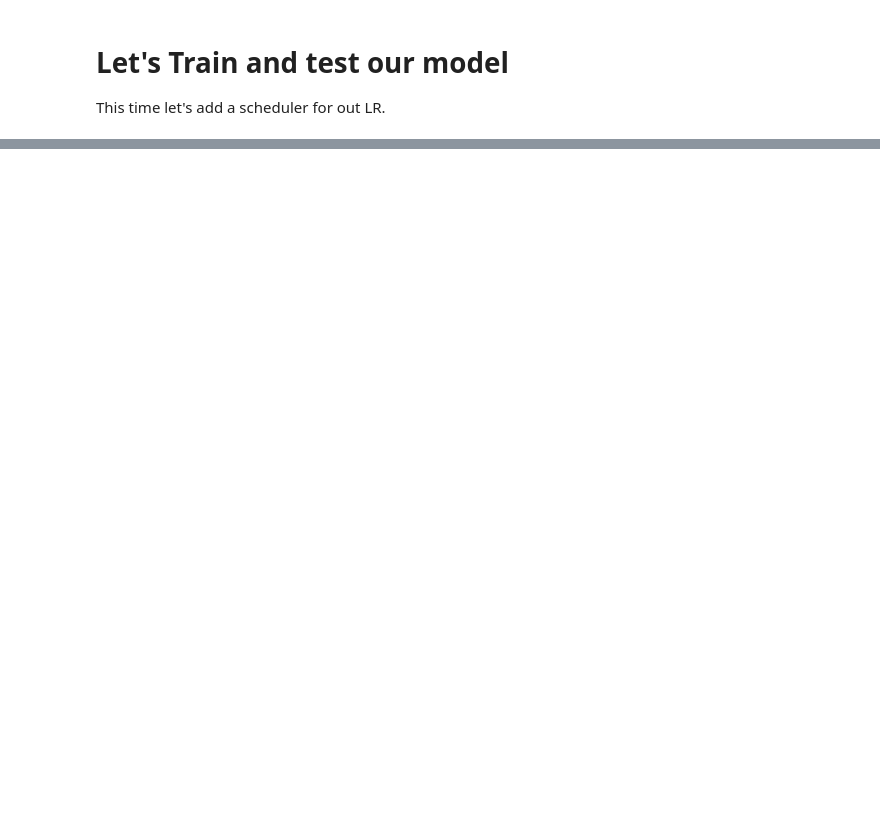
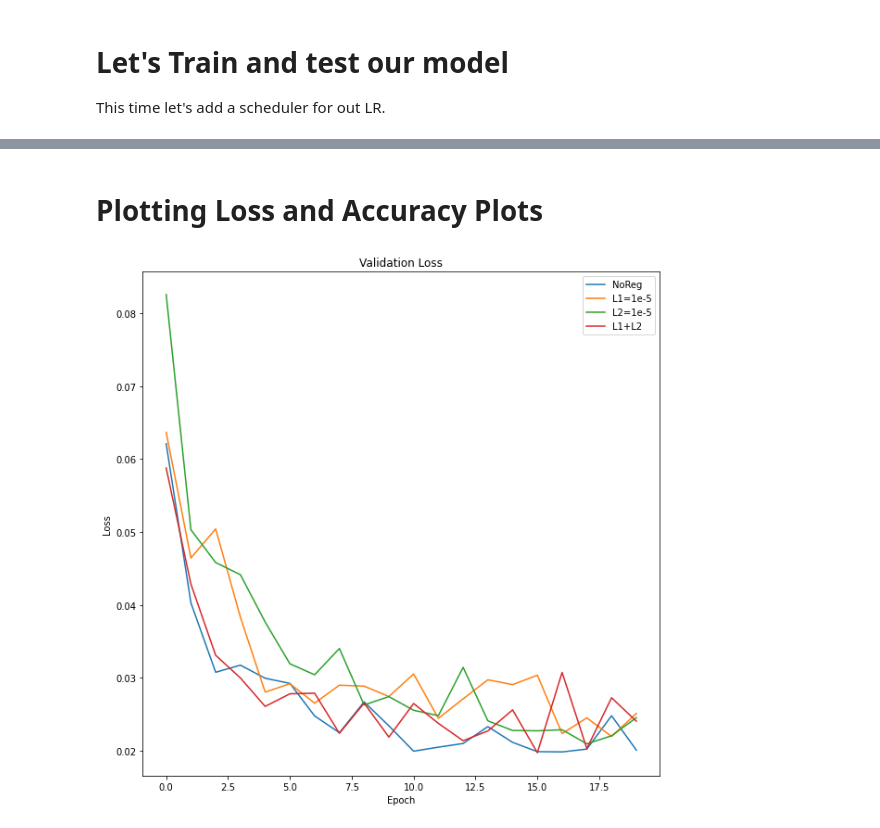
Before and after one commit to ckgpeace/EVA5B2, a Jupyter notebook: S6/Session6_1.ipynb, the cells around one changed output, grey strips where cells are left out. Drawn from its saved outputs; the diff is of its cells as text; code cells hidden in the pictures; blank space fills up the shorter version.

```diff
--- a/S6/Session6_1.ipynb
+++ b/S6/Session6_1.ipynb
@@ -150,7 +197,8 @@ class Net(nn.Module):
 
         # OUTPUT BLOCK
         self.gap = nn.Sequential(
-            nn.AvgPool2d(kernel_size=4)
+            # nn.AvgPool2d(kernel_size=4)
+            nn.AdaptiveAvgPool2d(output_size=1)
         ) # output_size = 1
 
         self.convblock10 = nn.Sequential(
@@ -353,0 +451,24 @@ Text(0.5, 1.0, 'Test Accuracy')
+# %%
+def plot_misclassified_images(img_data, img_name):
+  figure = plt.figure(figsize=(10, 10))
+  num_of_images = len(img_data)
+  for index in range(1, num_of_images + 1):
+      plt.subplot(5, 5, index)
+      plt.axis('off')
+      plt.imshow(img_data[index-1]["img"], cmap='gray_r')
+      plt.title("Predicted: %s\nActual: %s" % (img_data[index-1]["pred"], img_data[index-1]["target"]))
+
+  plt.tight_layout()
+  figure.suptitle(img_name, size = 20)
+  figure.subplots_adjust(top=0.88)
+  plt.savefig(img_name)
+# %%
+# test_losses
+# test_acc
+# misclassified_imgs
+# ['NoReg', 'L1', 'L2', 'L1+L2']
+
+for i,j in zip(range(4),['NoReg', 'L1', 'L2', 'L1+L2']):
+    # print(f'"{i}" misclassified images')
+    img_name = "misclassified_imgs_" + j + ".png"
+    plot_misclassified_images(misclassified_imgs_[i], img_name)
@@ -353,0 +480,22 @@ Text(0.5, 1.0, 'Test Accuracy')
+# %% [markdown]
+# Plotting Loss and Accuracy Plots
+# %%
+def plot_graph(metric_dict,metric):
+    fig = plt.figure(figsize=(10, 10))
+
+    plt.title(f'Validation %s' % (metric))
+    plt.xlabel('Epoch')
+    plt.ylabel(metric)
+
+    legend = []
+    for i in range(len(metric_dict)):
+       x, = plt.plot(metric_dict[i])
+       legend.append(x)
+
+    plt.legend((k for k in legend), ('NoReg', 'L1=1e-5', 'L2=1e-5', 'L1+L2'))
+
+    fig.savefig(f'val_%s_change.png' % (metric.lower()))
+# %%
+plot_graph(test_losses_, "Loss")
+# %% [output]
+[figure, added]
```
Also changed, not shown: parts of 15 cells of this notebook.
